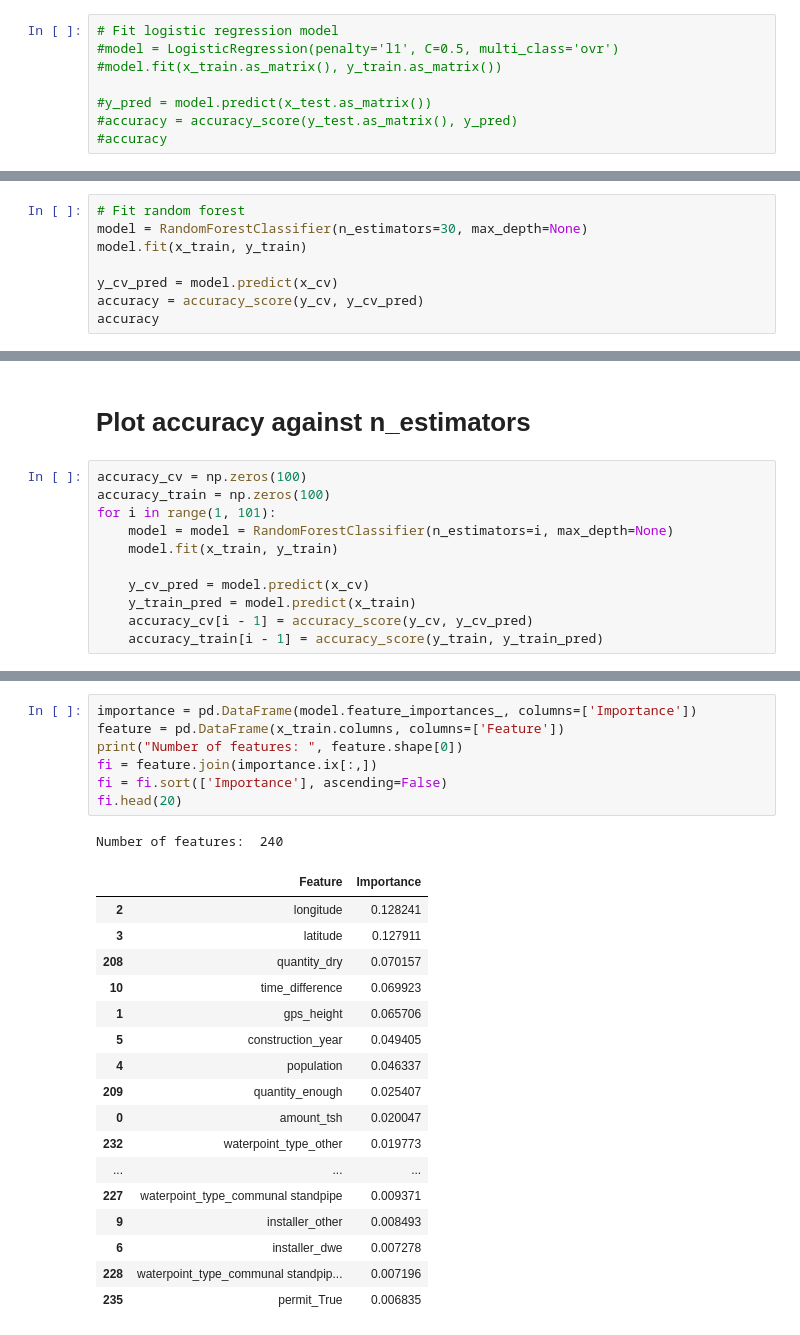
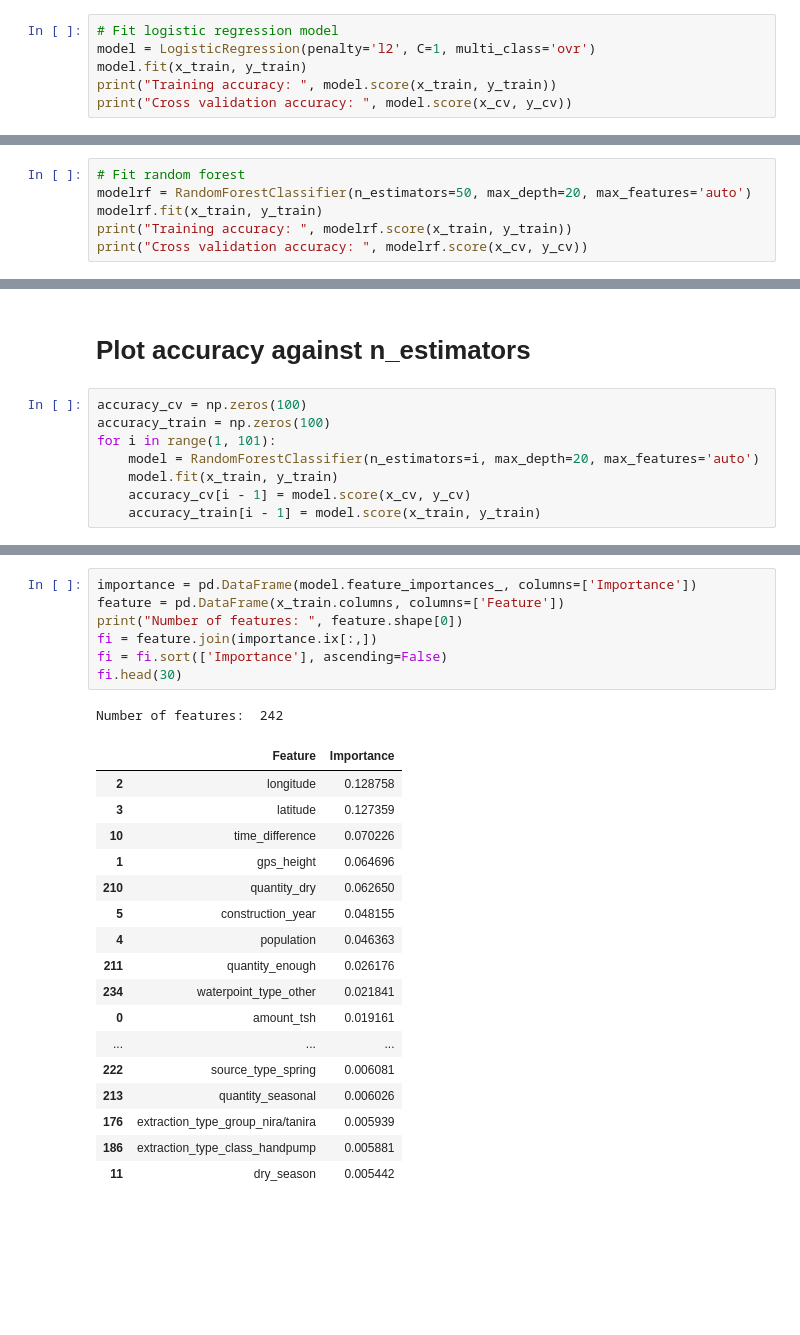
Before and after one commit to liufan2312/ORIE4741-DrivenData-Competition, a Jupyter notebook: Midterm Report Data.ipynb, the cells around one changed output, grey strips where cells are left out. Drawn from its saved outputs; the diff is of its cells as text; blank space fills up the shorter version.

```diff
--- a/Midterm Report Data.ipynb
+++ b/Midterm Report Data.ipynb
@@ -112,9 +137,7 @@ x_cv = cv.drop(['status_group'], axis=1)
 # Fit model
 # %%
 # Fit logistic regression model
-#model = LogisticRegression(penalty='l1', C=0.5, multi_class='ovr')
-#model.fit(x_train.as_matrix(), y_train.as_matrix())
-
-#y_pred = model.predict(x_test.as_matrix())
-#accuracy = accuracy_score(y_test.as_matrix(), y_pred)
-#accuracy
+model = LogisticRegression(penalty='l2', C=1, multi_class='ovr')
+model.fit(x_train, y_train)
+print("Training accuracy: ", model.score(x_train, y_train))
+print("Cross validation accuracy: ", model.score(x_cv, y_cv))
@@ -121,8 +146,0 @@ x_cv = cv.drop(['status_group'], axis=1)
-# %%
-# Fit random forest
-model = RandomForestClassifier(n_estimators=30, max_depth=None)
-model.fit(x_train, y_train)
-
-y_cv_pred = model.predict(x_cv)
-accuracy = accuracy_score(y_cv, y_cv_pred)
-accuracy
@@ -130,0 +151,6 @@ accuracy
+# %%
+# Fit random forest
+modelrf = RandomForestClassifier(n_estimators=50, max_depth=20, max_features='auto')
+modelrf.fit(x_train, y_train)
+print("Training accuracy: ", modelrf.score(x_train, y_train))
+print("Cross validation accuracy: ", modelrf.score(x_cv, y_cv))
@@ -134,13 +167,10 @@ accuracy
 accuracy_cv = np.zeros(100)
 accuracy_train = np.zeros(100)
 for i in range(1, 101):
-    model = model = RandomForestClassifier(n_estimators=i, max_depth=None)
+    model = RandomForestClassifier(n_estimators=i, max_depth=20, max_features='auto')
     model.fit(x_train, y_train)
-
-    y_cv_pred = model.predict(x_cv)
-    y_train_pred = model.predict(x_train)
-    accuracy_cv[i - 1] = accuracy_score(y_cv, y_cv_pred)
-    accuracy_train[i - 1] = accuracy_score(y_train, y_train_pred)
+    accuracy_cv[i - 1] = model.score(x_cv, y_cv)
+    accuracy_train[i - 1] = model.score(x_train, y_train)
 # %%
 fig = plt.figure(figsize=(8,6))
 x = np.linspace(1, 100, 100)
@@ -166,26 +196,26 @@ plt.show()
 # %%
 importance = pd.DataFrame(model.feature_importances_, columns=['Importance'])
 feature = pd.DataFrame(x_train.columns, columns=['Feature'])
 print("Number of features: ", feature.shape[0])
 fi = feature.join(importance.ix[:,])
 fi = fi.sort(['Importance'], ascending=False)
-fi.head(20)
+fi.head(30)
 # %% [output]
-Number of features:  240
+Number of features:  242
 |  | Feature | Importance |
-| 2 | longitude | 0.128241 |
-| 3 | latitude | 0.127911 |
-| 208 | quantity_dry | 0.070157 |
-| 10 | time_difference | 0.069923 |
-| 1 | gps_height | 0.065706 |
-| 5 | construction_year | 0.049405 |
-| 4 | population | 0.046337 |
-| 209 | quantity_enough | 0.025407 |
-| 0 | amount_tsh | 0.020047 |
-| 232 | waterpoint_type_other | 0.019773 |
+| 2 | longitude | 0.128758 |
+| 3 | latitude | 0.127359 |
+| 10 | time_difference | 0.070226 |
+| 1 | gps_height | 0.064696 |
+| 210 | quantity_dry | 0.062650 |
+| 5 | construction_year | 0.048155 |
+| 4 | population | 0.046363 |
+| 211 | quantity_enough | 0.026176 |
+| 234 | waterpoint_type_other | 0.021841 |
+| 0 | amount_tsh | 0.019161 |
 | ... | ... | ... |
-| 227 | waterpoint_type_communal standpipe | 0.009371 |
-| 9 | installer_other | 0.008493 |
-| 6 | installer_dwe | 0.007278 |
-| 228 | waterpoint_type_communal standpip... | 0.007196 |
-| 235 | permit_True | 0.006835 |
+| 222 | source_type_spring | 0.006081 |
+| 213 | quantity_seasonal | 0.006026 |
+| 176 | extraction_type_group_nira/tanira | 0.005939 |
+| 186 | extraction_type_class_handpump | 0.005881 |
+| 11 | dry_season | 0.005442 |
```
Also changed, not shown: parts of 12 cells of this notebook.
